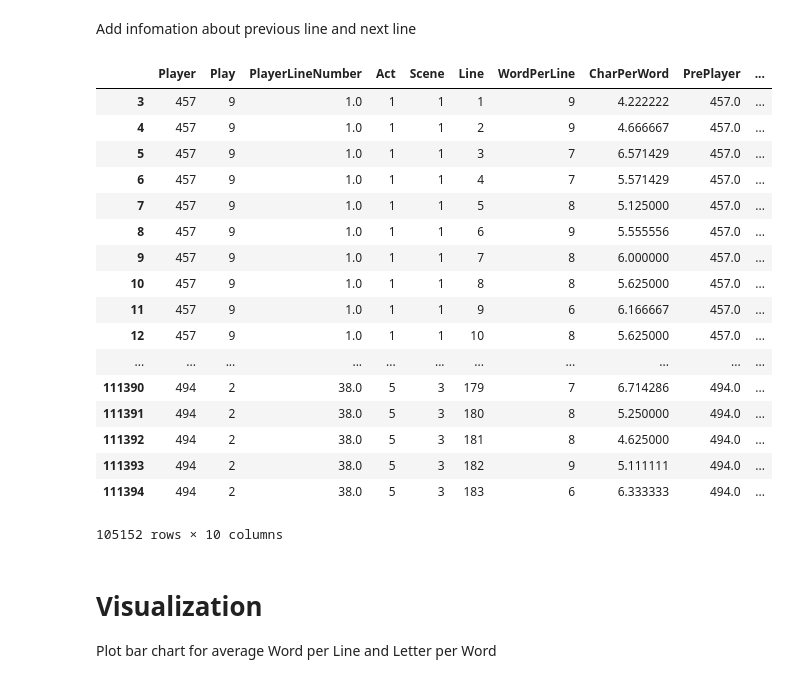
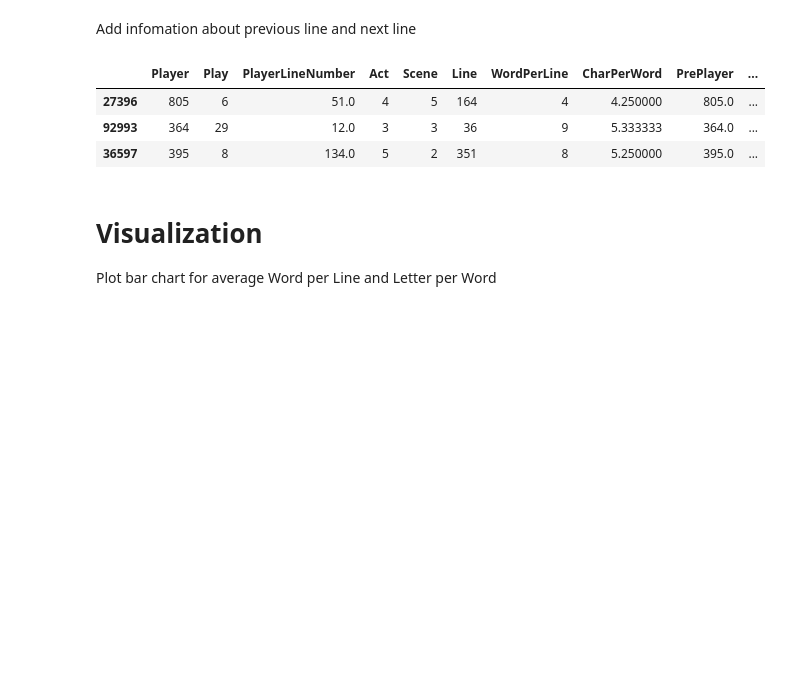
Before and after one commit to KaidongLi/ku731-p02-shakspear, a Jupyter notebook: p2.ipynb, the cells around one changed output. Drawn from its saved outputs; the diff is of its cells as text; code cells hidden in the pictures; blank space fills up the shorter version.

```diff
--- a/p2.ipynb
+++ b/p2.ipynb
@@ -106,42 +78,28 @@ Add infomation about previous line and next line
 # %%
 count = 0;
 preIndex = 0;
 thisIndex = 0;
 for i, row in data_pro.iterrows():
     if (count > 0):
         if (count == 1):
             data_pro.loc[thisIndex, 'PrePlayer'] = data_pro.loc[thisIndex, 'Player']
             data_pro.loc[thisIndex, 'NextPlayer'] = data_pro.loc[i, 'Player']
         else:
             data_pro.loc[thisIndex, 'PrePlayer'] = data_pro.loc[preIndex, 'Player']
             data_pro.loc[thisIndex, 'NextPlayer'] = data_pro.loc[i, 'Player']
             if (i == 111394):
                 data_pro.loc[i, 'PrePlayer'] = data_pro.loc[thisIndex, 'Player']
                 data_pro.loc[i, 'NextPlayer'] = data_pro.loc[i, 'Player']
 
     preIndex = thisIndex
     thisIndex = i
     count += 1
-data_pro
+data_pro.sample(3)
 # %% [output]
 |  | Player | Play | PlayerLineNumber | Act | Scene | Line | WordPerLine | CharPerWord | PrePlayer | ... |
-| 3 | 457 | 9 | 1.0 | 1 | 1 | 1 | 9 | 4.222222 | 457.0 | ... |
-| 4 | 457 | 9 | 1.0 | 1 | 1 | 2 | 9 | 4.666667 | 457.0 | ... |
-| 5 | 457 | 9 | 1.0 | 1 | 1 | 3 | 7 | 6.571429 | 457.0 | ... |
-| 6 | 457 | 9 | 1.0 | 1 | 1 | 4 | 7 | 5.571429 | 457.0 | ... |
-| 7 | 457 | 9 | 1.0 | 1 | 1 | 5 | 8 | 5.125000 | 457.0 | ... |
-| 8 | 457 | 9 | 1.0 | 1 | 1 | 6 | 9 | 5.555556 | 457.0 | ... |
-| 9 | 457 | 9 | 1.0 | 1 | 1 | 7 | 8 | 6.000000 | 457.0 | ... |
-| 10 | 457 | 9 | 1.0 | 1 | 1 | 8 | 8 | 5.625000 | 457.0 | ... |
-| 11 | 457 | 9 | 1.0 | 1 | 1 | 9 | 6 | 6.166667 | 457.0 | ... |
-| 12 | 457 | 9 | 1.0 | 1 | 1 | 10 | 8 | 5.625000 | 457.0 | ... |
-| ... | ... | ... | ... | ... | ... | ... | ... | ... | ... | ... |
-| 111390 | 494 | 2 | 38.0 | 5 | 3 | 179 | 7 | 6.714286 | 494.0 | ... |
-| 111391 | 494 | 2 | 38.0 | 5 | 3 | 180 | 8 | 5.250000 | 494.0 | ... |
-| 111392 | 494 | 2 | 38.0 | 5 | 3 | 181 | 8 | 4.625000 | 494.0 | ... |
-| 111393 | 494 | 2 | 38.0 | 5 | 3 | 182 | 9 | 5.111111 | 494.0 | ... |
-| 111394 | 494 | 2 | 38.0 | 5 | 3 | 183 | 6 | 6.333333 | 494.0 | ... |
+| 27396 | 805 | 6 | 51.0 | 4 | 5 | 164 | 4 | 4.250000 | 805.0 | ... |
+| 92993 | 364 | 29 | 12.0 | 3 | 3 | 36 | 9 | 5.333333 | 364.0 | ... |
+| 36597 | 395 | 8 | 134.0 | 5 | 2 | 351 | 8 | 5.250000 | 395.0 | ... |
-105152 rows × 10 columns
 # %% [markdown]
 # Visualization
 Plot bar chart for average Word per Line and Letter per Word
```
Also changed, not shown: parts of 6 cells of this notebook, 1 other file.
